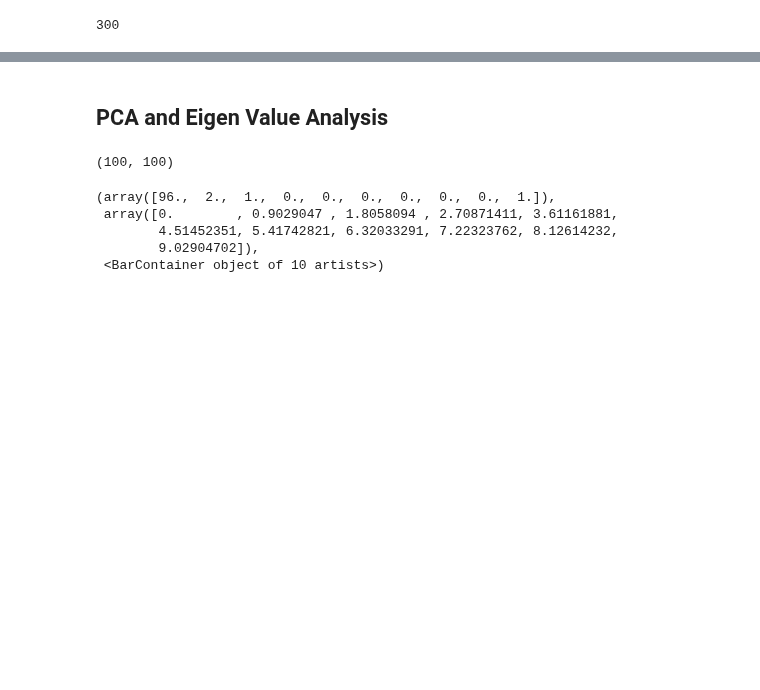
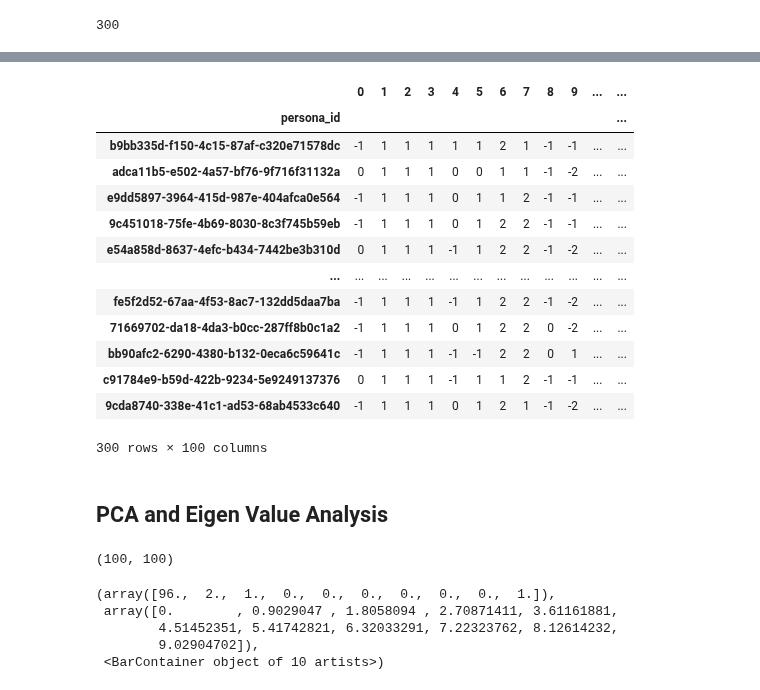
Before and after one commit to amir-abdullah-thoughtworks/psychometrics_for_LLMs, a Jupyter notebook: llm_psychometrics/notebooks/hexaco_personas_analysis_v0.ipynb, the cells around one changed output, grey strips where cells are left out. Saved outputs shown, nothing was run; the diff lists cells and outputs as text; code cells hidden in the pictures; blank space fills up the shorter version.

Commit message:
reliability, zero compute analysis results

```diff
--- a/llm_psychometrics/notebooks/hexaco_personas_analysis_v0.ipynb
+++ b/llm_psychometrics/notebooks/hexaco_personas_analysis_v0.ipynb
@@ -20,7 +20,7 @@ def read_json(file_path):
         file = json.load(f)
     return file
 # %%
-data_dir = "hf_personas_hexaco_results_v0"
+data_dir = "../experiment_results/hf_personas_hexaco_results_v0"
 # %%
 hf_persona_hexaco_results = {}
 for filename in os.listdir(data_dir):
@@ -39,6 +55,23 @@ persona_hexaco_str_answers_df = pd.DataFrame(persona_hexaco_str_answers_df['answ
 mapping = {"Strongly Disagree": -2, "Disagree": -1, "Neutral": 0, "Agree": 1, "Strongly Agree":2}
 # %%
 persona_hexaco_df = persona_hexaco_str_answers_df.replace(mapping)
+# %%
+persona_hexaco_df
+# %% [output]
+|  | 0 | 1 | 2 | 3 | 4 | 5 | 6 | 7 | 8 | 9 | ... | ... |
+| persona_id |  |  |  |  |  |  |  |  |  |  |  | ... |
+| b9bb335d-f150-4c15-87af-c320e71578dc | -1 | 1 | 1 | 1 | 1 | 1 | 2 | 1 | -1 | -1 | ... | ... |
+| adca11b5-e502-4a57-bf76-9f716f31132a | 0 | 1 | 1 | 1 | 0 | 0 | 1 | 1 | -1 | -2 | ... | ... |
+| e9dd5897-3964-415d-987e-404afca0e564 | -1 | 1 | 1 | 1 | 0 | 1 | 1 | 2 | -1 | -1 | ... | ... |
+| 9c451018-75fe-4b69-8030-8c3f745b59eb | -1 | 1 | 1 | 1 | 0 | 1 | 2 | 2 | -1 | -1 | ... | ... |
+| e54a858d-8637-4efc-b434-7442be3b310d | 0 | 1 | 1 | 1 | -1 | 1 | 2 | 2 | -1 | -2 | ... | ... |
+| ... | ... | ... | ... | ... | ... | ... | ... | ... | ... | ... | ... | ... |
+| fe5f2d52-67aa-4f53-8ac7-132dd5daa7ba | -1 | 1 | 1 | 1 | -1 | 1 | 2 | 2 | -1 | -2 | ... | ... |
+| 71669702-da18-4da3-b0cc-287ff8b0c1a2 | -1 | 1 | 1 | 1 | 0 | 1 | 2 | 2 | 0 | -2 | ... | ... |
+| bb90afc2-6290-4380-b132-0eca6c59641c | -1 | 1 | 1 | 1 | -1 | -1 | 2 | 2 | 0 | 1 | ... | ... |
+| c91784e9-b59d-422b-9234-5e9249137376 | 0 | 1 | 1 | 1 | -1 | 1 | 1 | 2 | -1 | -1 | ... | ... |
+| 9cda8740-338e-41c1-ad53-68ab4533c640 | -1 | 1 | 1 | 1 | 0 | 1 | 2 | 1 | -1 | -2 | ... | ... |
+300 rows × 100 columns
 # %% [markdown]
 ## PCA and Eigen Value Analysis
 # %%
```
Also changed, not shown: parts of 1 cell of this notebook, 45 other files.
